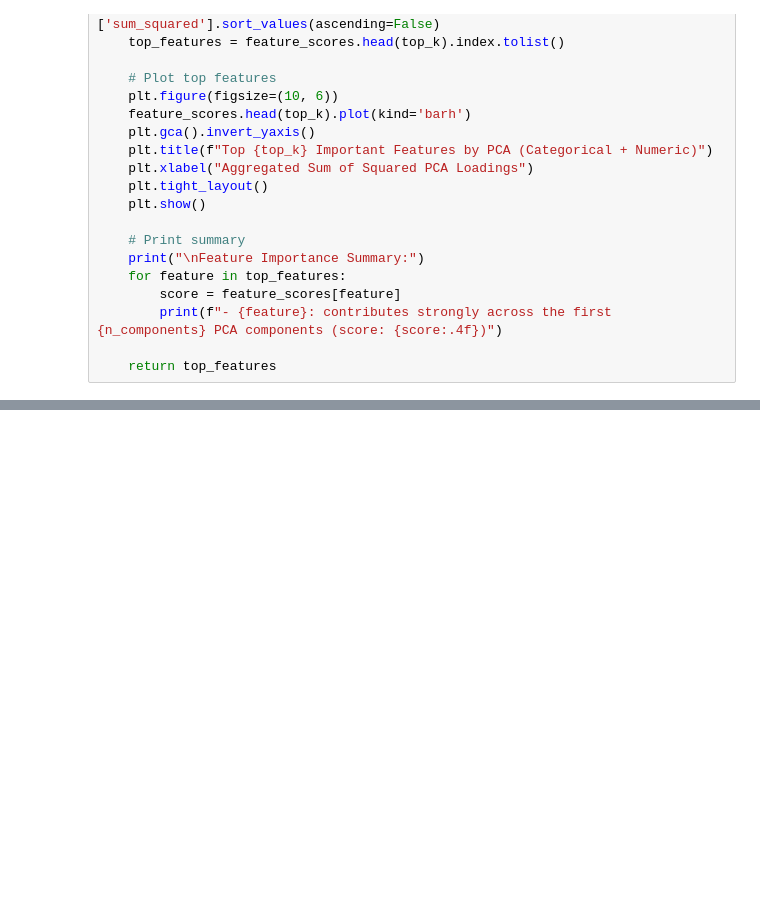
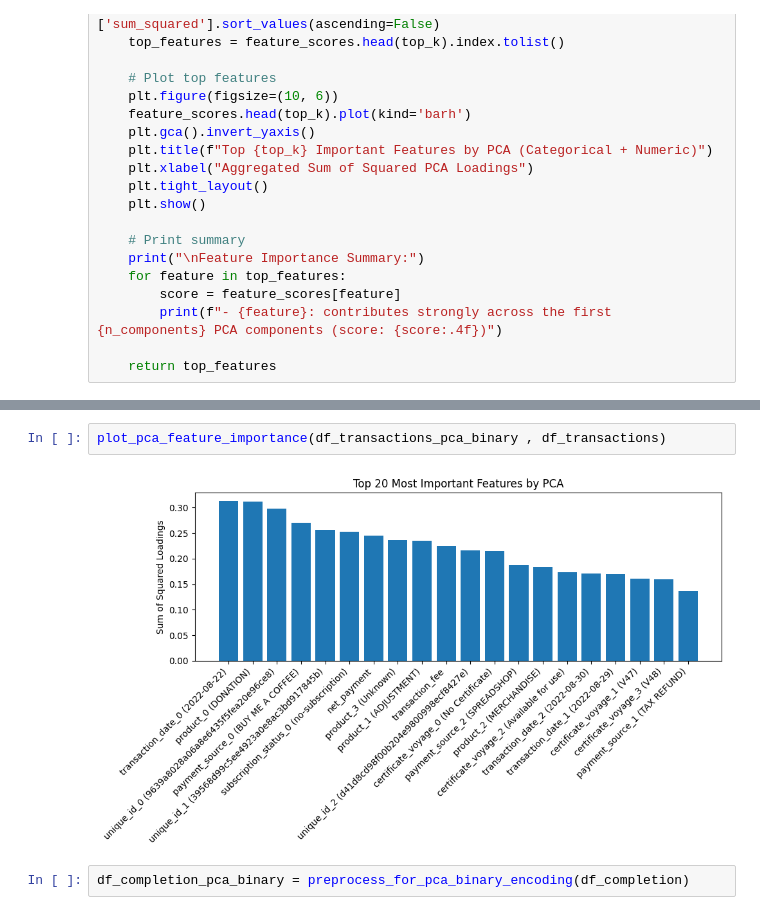
Before and after one commit to roziii/chingu_segment_analysis, a Jupyter notebook: Transaction_Application_analysis.ipynb, the cells around one changed output, grey strips where cells are left out. Drawn from its saved outputs; the diff is of its cells as text; blank space fills up the shorter version.

```diff
--- a/Transaction_Application_analysis.ipynb
+++ b/Transaction_Application_analysis.ipynb
@@ -169,0 +178,6 @@ def get_top_features_by_pca(df: pd.DataFrame, top_k: int = 10, n_components: int
+# %%
+plot_pca_feature_importance(df_transactions_pca_binary , df_transactions)
+# %% [output]
+[figure, added]
+# %%
+df_completion_pca_binary = preprocess_for_pca_binary_encoding(df_completion)
```
Also changed, not shown: parts of 13 cells of this notebook.
